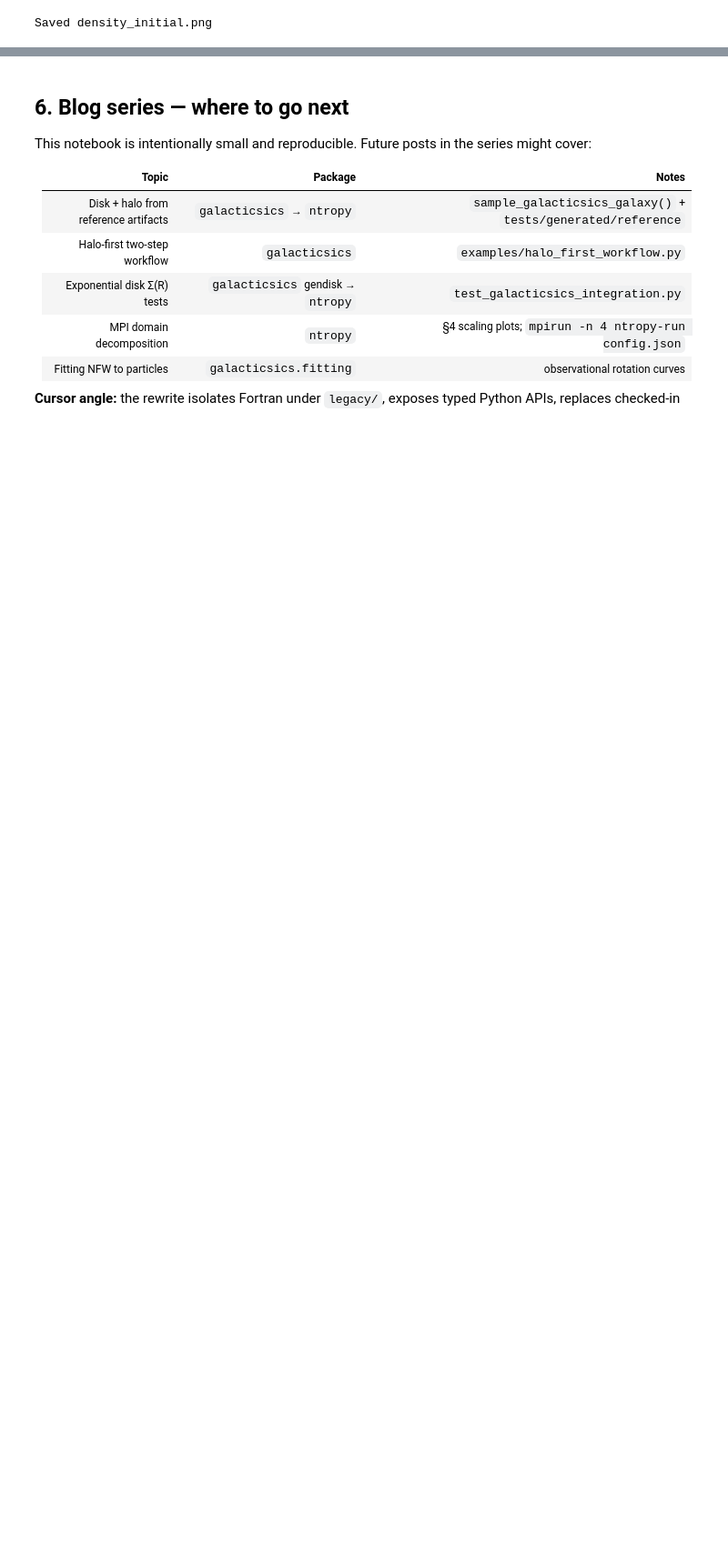
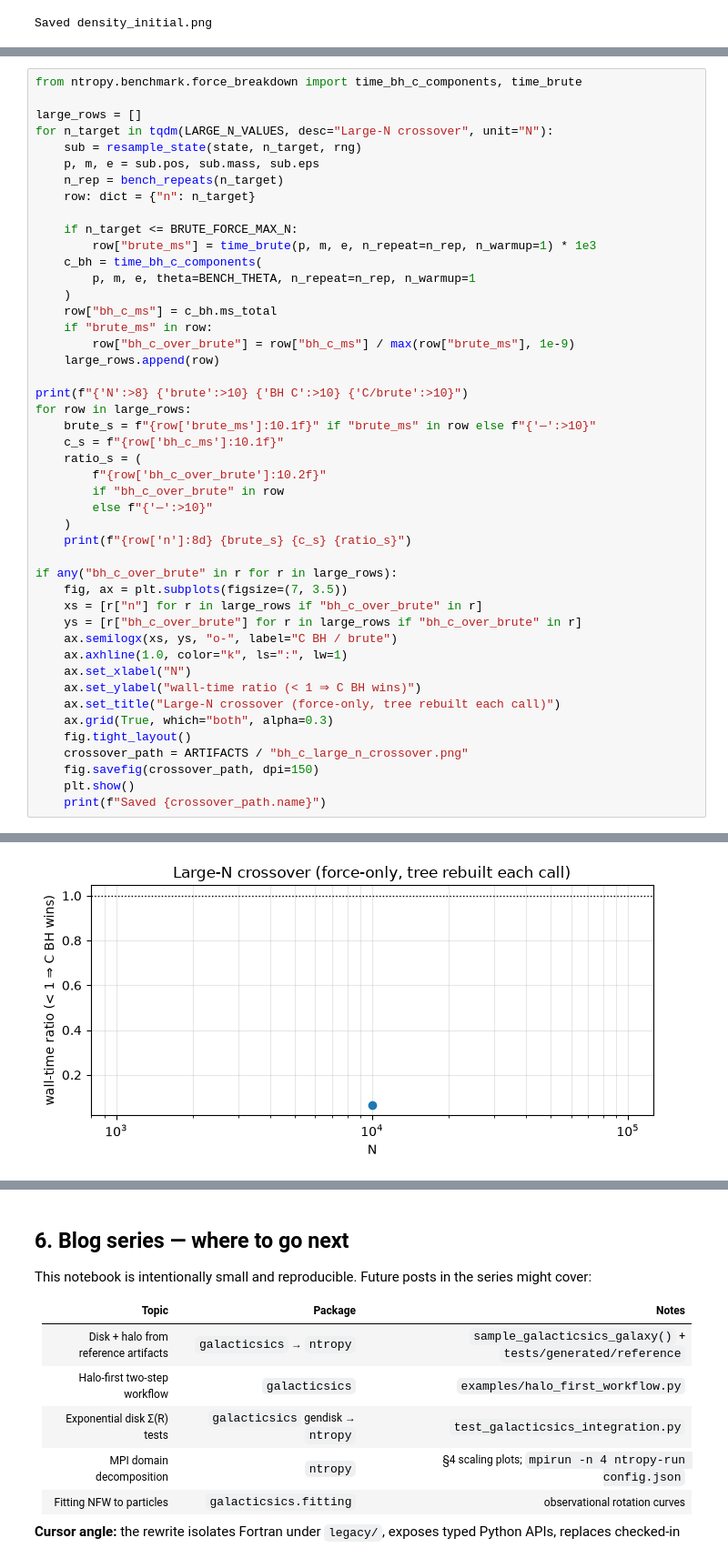
Before and after one commit to bauerj4/PyGalactICS, a Jupyter notebook: notebooks/nfw_halo_walkthrough.ipynb, the cells around one changed output, grey strips where cells are left out. Shown at 91% size. Cells and saved outputs as stored; diff of their text form; blank space fills up the shorter version.

```diff
--- a/notebooks/nfw_halo_walkthrough.ipynb
+++ b/notebooks/nfw_halo_walkthrough.ipynb
@@ -887,0 +987,47 @@ else:
+# %%
+from ntropy.benchmark.force_breakdown import time_bh_c_components, time_brute
+
+large_rows = []
+for n_target in tqdm(LARGE_N_VALUES, desc="Large-N crossover", unit="N"):
+    sub = resample_state(state, n_target, rng)
+    p, m, e = sub.pos, sub.mass, sub.eps
+    n_rep = bench_repeats(n_target)
+    row: dict = {"n": n_target}
+
+    if n_target <= BRUTE_FORCE_MAX_N:
+        row["brute_ms"] = time_brute(p, m, e, n_repeat=n_rep, n_warmup=1) * 1e3
+    c_bh = time_bh_c_components(
+        p, m, e, theta=BENCH_THETA, n_repeat=n_rep, n_warmup=1
+    )
+    row["bh_c_ms"] = c_bh.ms_total
+    if "brute_ms" in row:
+        row["bh_c_over_brute"] = row["bh_c_ms"] / max(row["brute_ms"], 1e-9)
+    large_rows.append(row)
+
+print(f"{'N':>8} {'brute':>10} {'BH C':>10} {'C/brute':>10}")
+for row in large_rows:
+    brute_s = f"{row['brute_ms']:10.1f}" if "brute_ms" in row else f"{'—':>10}"
+    c_s = f"{row['bh_c_ms']:10.1f}"
+    ratio_s = (
+        f"{row['bh_c_over_brute']:10.2f}"
+        if "bh_c_over_brute" in row
+        else f"{'—':>10}"
+    )
+    print(f"{row['n']:8d} {brute_s} {c_s} {ratio_s}")
+
+if any("bh_c_over_brute" in r for r in large_rows):
+    fig, ax = plt.subplots(figsize=(7, 3.5))
+    xs = [r["n"] for r in large_rows if "bh_c_over_brute" in r]
+    ys = [r["bh_c_over_brute"] for r in large_rows if "bh_c_over_brute" in r]
+    ax.semilogx(xs, ys, "o-", label="C BH / brute")
+    ax.axhline(1.0, color="k", ls=":", lw=1)
+    ax.set_xlabel("N")
+    ax.set_ylabel("wall-time ratio (< 1 ⇒ C BH wins)")
+    ax.set_title("Large-N crossover (force-only, tree rebuilt each call)")
+    ax.grid(True, which="both", alpha=0.3)
+    fig.tight_layout()
+    crossover_path = ARTIFACTS / "bh_c_large_n_crossover.png"
+    fig.savefig(crossover_path, dpi=150)
+    plt.show()
+    print(f"Saved {crossover_path.name}")
+# %% [output]
@@ -887,0 +1037 @@ else:
+[figure, added]
```
Also changed, not shown: parts of 19 cells of this notebook, 3 other files.
